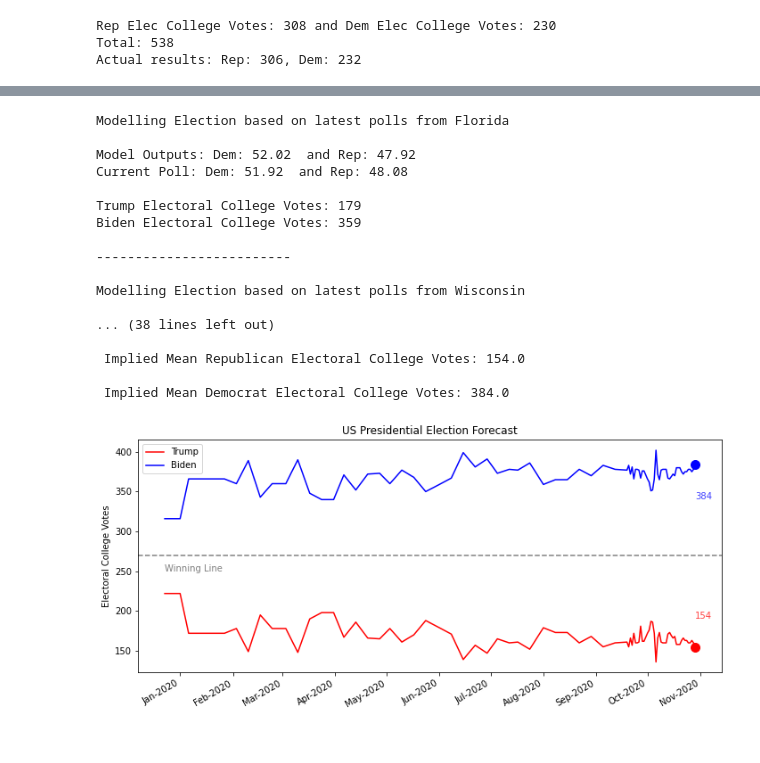
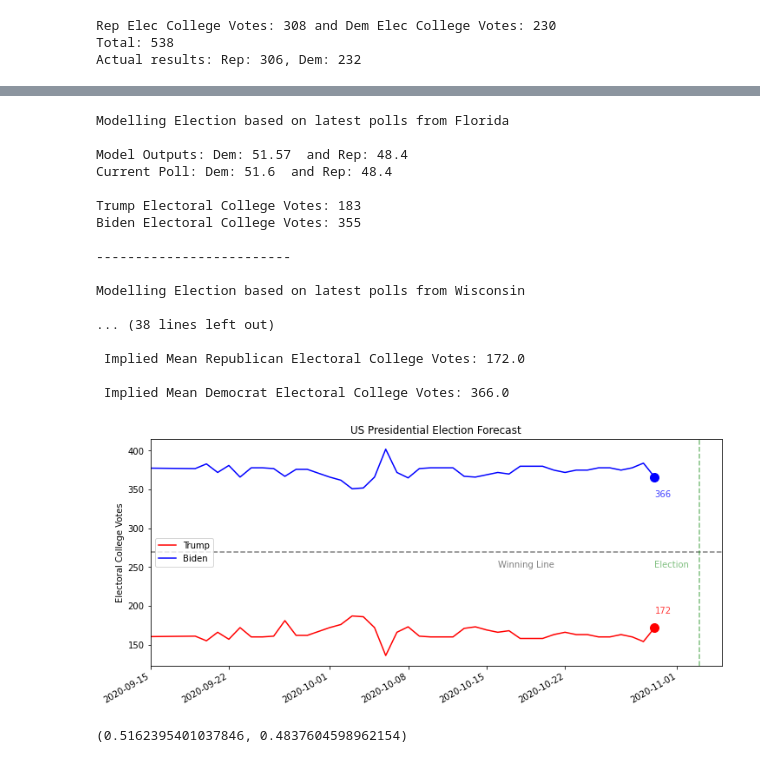
Before and after one commit to nowaycomputer/us_election_2020, a Jupyter notebook: notebooks/2020 Demographic Polls Model.ipynb, the cells around one changed output, grey strips where cells are left out. Saved outputs shown, nothing was run; the diff lists cells and outputs as text; code cells hidden in the pictures.

Commit message:
added api for single state and daily run

```diff
--- a/notebooks/2020 Demographic Polls Model.ipynb
+++ b/notebooks/2020 Demographic Polls Model.ipynb
@@ -670,7 +536,7 @@ Modelling Election based on latest polls from Wisconsin
 #  For back testing - specify a last date of polls to include
 #
 #  Running backtest! in one cell
-end_date='30-10-2020'
+end_date='31-10-2020'
 
 # Get a new single instance of features based on polls for a given set of states (initially just one)
 model_run_rep_ev=[]
@@ -728,16 +594,16 @@ for s in test_states:
     rep_elec_coll_votes += elec_college[elec_college['State']=='AK']['Votes'].values[0]
 
 
-    for s in states:
-        if s!='United States':
-            if s!='District Of Columbia':
-                results=new_model.predict(scaler.transform(make_new_feature_2016_based(s).reshape(1,-1)))
+    for state in states:
+        if state!='United States':
+            if state!='District Of Columbia':
+                results=new_model.predict(scaler.transform(make_new_feature_2016_based(state).reshape(1,-1)))
                 if results[0][1]>results[0][0]:
-                    rep_state_wins.append(s)
-                    rep_elec_coll_votes += elec_college[elec_college['State']==get_short_name_from_long(s)]['Votes'].values[0]
+                    rep_state_wins.append(state)
+                    rep_elec_coll_votes += elec_college[elec_college['State']==get_short_name_from_long(state)]['Votes'].values[0]
                 elif results[0][1] < results[0][0]:
                     dem_state_wins.append(s)
-                    dem_elec_coll_votes += elec_college[elec_college['State']==get_short_name_from_long(s)]['Votes'].values[0]
+                    dem_elec_coll_votes += elec_college[elec_college['State']==get_short_name_from_long(state)]['Votes'].values[0]
 
     print('\nTrump Electoral College Votes: '+str(rep_elec_coll_votes)+'\nBiden Electoral College Votes: '+str(dem_elec_coll_votes))
     print('\n-------------------------\n')
@@ -751,11 +617,11 @@ print('\n Implied Mean Democrat Electoral College Votes: '+d_ev)
 # %% [output]
 Modelling Election based on latest polls from Florida
 
-Model Outputs: Dem: 52.02  and Rep: 47.92
-Current Poll: Dem: 51.92  and Rep: 48.08
+Model Outputs: Dem: 51.57  and Rep: 48.4
+Current Poll: Dem: 51.6  and Rep: 48.4
 
-Trump Electoral College Votes: 179
-Biden Electoral College Votes: 359
+Trump Electoral College Votes: 183
+Biden Electoral College Votes: 355
 
 -------------------------
 
@@ -763,9 +629,9 @@ Modelling Election based on latest polls from Wisconsin
 
 ... (38 lines left out)
 
- Implied Mean Republican Electoral College Votes: 154.0
+ Implied Mean Republican Electoral College Votes: 172.0
 
- Implied Mean Democrat Electoral College Votes: 384.0
+ Implied Mean Democrat Electoral College Votes: 366.0
 # %%
 dates=['23/12/2019','01/01/2020','06/01/2020','13/01/2020','20/01/2020','27/01/2020','03/02/2020',
        '10/02/2020','17/02/2020','24/02/2020','03/03/2020','10/03/2020','17/03/2020','24/03/2020',
@@ -777,45 +643,54 @@ dates=['23/12/2019','01/01/2020','06/01/2020','13/01/2020','20/01/2020','27/01/2
        '29/09/2020','30/09/2020','01/10/2020','02/10/2020','03/10/2020','04/10/2020','05/10/2020',
        '06/10/2020','07/10/2020','08/10/2020','09/10/2020','10/10/2020',
        '11/10/2020','12/10/2020','13/10/2020','14/10/2020','15/10/2020','16/10/2020','17/10/2020',
        '18/10/2020','19/10/2020','20/10/2020','21/10/2020','22/10/2020','23/10/2020','24/10/2020',
-       '25/10/2020','26/10/2020','27/10/2020','28/10/2020','29/10/2020']
+       '25/10/2020','26/10/2020','27/10/2020','28/10/2020','29/10/2020','30/10/2020']
 
 dates=pd.to_datetime(dates,format='%d/%m/%Y')
 rep_ev=[222,222,172,172,172,172,178,149,195,178,178,148,190,198,198,167,186,166,165,178,161,170,188,179,171,139,157,147,165,160,161,152,179,173,173,160,168,155,160,161,155,166,157,172,160,160,161,181,162,162,167,172,176,187,186,172,136,166,173,161,160,160,160,171,173,169,166,168,158,158,158,163,166,163,
-        163,160,160,163,160,154]
+        163,160,160,163,160,154,172]
 dem_ev=[316,316,366,366,366,366,360,389,343,360,360,390,348,340,340,371,352,372,373,360,377,368,350,359,367,399,381,391,373,378,377,386,359,365,365,378,370,383,378,377,383,372,381,366,378,378,377,367,376,376,371,366,362,351,352,366,402,372,365,377,378,378,378,367,366,369,372,370,380,380,380,375,372,375,
-        375,378,378,375,378,384]
+        375,378,378,375,378,384,366]
 
 # # text_date=['26/10/2020']
 
 plt.figure(figsize=(10,5))
 plt.title('US Presidential Election Forecast')
 plt.plot(dates,rep_ev,c='r',label='Trump')
 plt.plot(dates,dem_ev,c='b',label='Biden')
 
 plt.scatter(x=dates[-1],y=rep_ev[-1],c='r',s=100)
 plt.scatter(x=dates[-1],y=dem_ev[-1],c='b',s=100)
 
 plt.axhline(y=270,ls='--',c='k',alpha=0.5)
-plt.text(x=dates[0],y=250,s='Winning Line',alpha=0.5)
+plt.text(x=dates[-15],y=250,s='Winning Line',alpha=0.5)
 
 plt.text(x=dates[-1],y=190,s=str(rep_ev[-1]),alpha=0.75,c='r')
 plt.text(x=dates[-1],y=340,s=str(dem_ev[-1]),alpha=0.75,c='b')
 # plt.ylim(0,538)
 plt.ylabel('Electoral College Votes')
-plt.legend()
+plt.legend(loc='center left')
 
-import matplotlib.dates as mdates
-# Set the locator
-locator = mdates.MonthLocator()  # every month
-# Specify the format - %b gives us Jan, Feb...
-fmt = mdates.DateFormatter('%b-%Y')
-X = plt.gca().xaxis
-X.set_major_locator(locator)
-# Specify formatter
-X.set_major_formatter(fmt)
+# import matplotlib.dates as mdates
+# # Set the locator
+# locator = mdates.MonthLocator()  # every month
+# # Specify the format - %b gives us Jan, Feb...
+# fmt = mdates.DateFormatter('%b-%Y')
+# X = plt.gca().xaxis
+# X.set_major_locator(locator)
+# # Specify formatter
+# X.set_major_formatter(fmt)
+plt.xlim(pd.to_datetime('15/09/2020'),pd.to_datetime('11/05/2020'))
+plt.axvline(x=pd.to_datetime('11/03/2020'),ls='--',c='g',alpha=0.5)
+plt.text(x=dates[-1],y=250,s='Election',c='g',alpha=0.5)
 
 plt.tight_layout()
 plt.gcf().autofmt_xdate()
 # %% [output]
-[figure, old version]
+[figure, new version]
+# %%
+s='Pennsylvania'
+wa_poll=get_weighted_norm_poll_vote_share_date_limited(get_short_name_from_long(s),end_date)
+wa_poll
+# %% [output]
+(0.5162395401037846, 0.4837604598962154)
```
Also changed, not shown: parts of 14 cells of this notebook, 6 other files.
